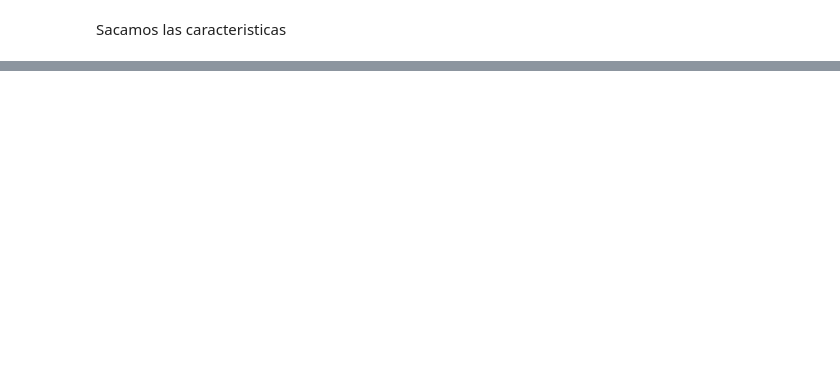
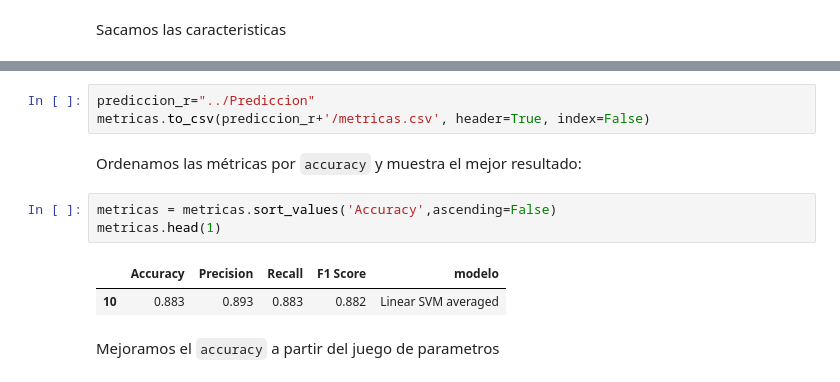
Before and after one commit to Dacarpe03/TextClassification, a Jupyter notebook: Scripts/Clasificacion-Resto.ipynb, the cells around one changed output, grey strips where cells are left out. Drawn from its saved outputs; the diff is of its cells as text; blank space fills up the shorter version.

```diff
--- a/Scripts/Clasificacion-Resto.ipynb
+++ b/Scripts/Clasificacion-Resto.ipynb
@@ -180,0 +619,13 @@ array=[list([(8, 1), (9, 4), (12, 1), (26, 3), (99, 2)])
+# %%
+prediccion_r="../Prediccion"
+metricas.to_csv(prediccion_r+'/metricas.csv', header=True, index=False)
+# %% [markdown]
+Ordenamos las métricas por `accuracy` y muestra el mejor resultado:
+# %%
+metricas = metricas.sort_values('Accuracy',ascending=False)
+metricas.head(1)
+# %% [output]
+|  | Accuracy | Precision | Recall | F1 Score | modelo |
+| 10 | 0.883 | 0.893 | 0.883 | 0.882 | Linear SVM averaged |
+# %% [markdown]
+Mejoramos el `accuracy` a partir del juego de parametros
```
Also changed, not shown: parts of 45 cells of this notebook, 6 other files.
